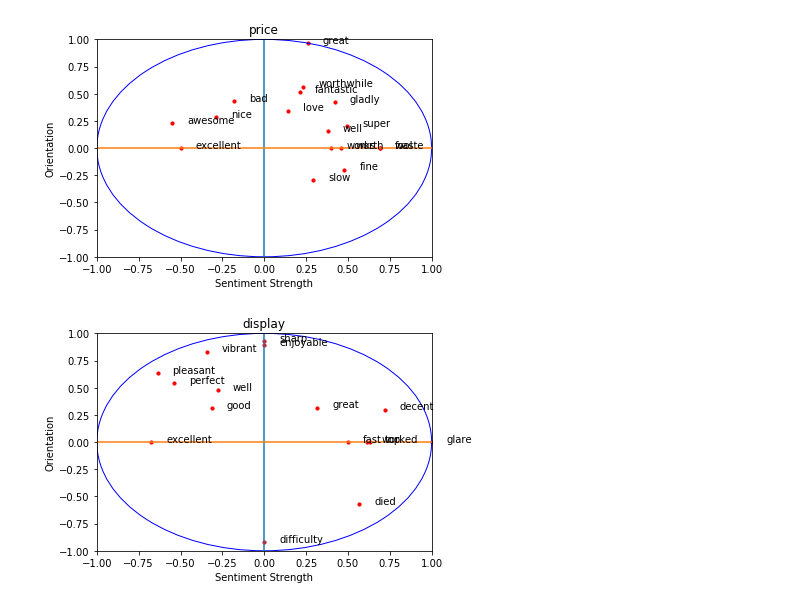
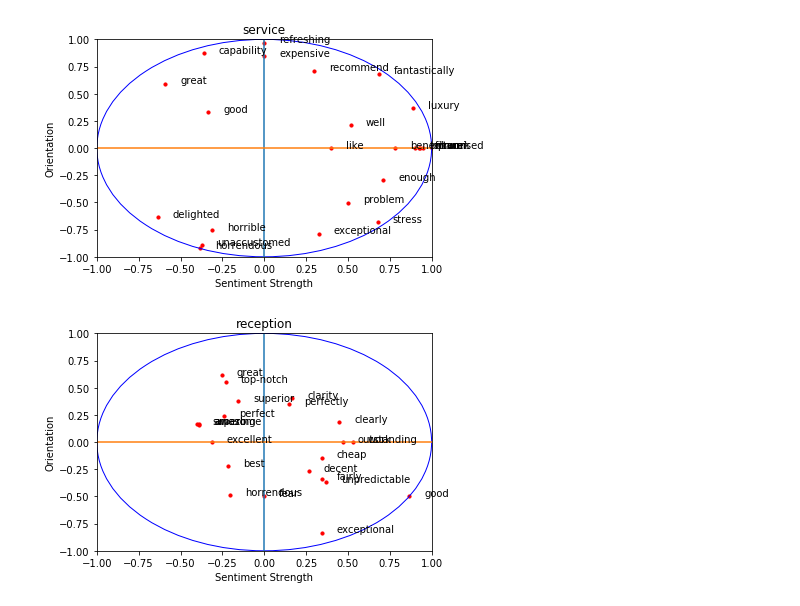
Before and after one commit to farzanurifan/tugas-akhir, a Jupyter notebook: SentiCircle/SentiCircle.ipynb, the cells around one changed output. Drawn from its saved outputs; the diff is of its cells as text; code cells hidden in the pictures.

```diff
--- a/SentiCircle/SentiCircle.ipynb
+++ b/SentiCircle/SentiCircle.ipynb
@@ -85,7 +87,7 @@ def analyse_file(key, filename):
 def get_TDOC(lines, key):
     freq = {'Init': 0}              #Number of times context term occurs with key
     freq.clear()
-    prohib = stopWords
+    prohib = ['']#stopWords
     for line in lines:
         words = line.split(" ")
         if key in words:
@@ -186,7 +188,7 @@ def get_theta(key, sentences):
                 score = swn.senti_synset(answer.name())
                 endscore = 0
 
-                if score.pos_score() > 0.0:
+                if score.pos_score() > score.neg_score():
                     endscore = score.pos_score()
                 else:
                     endscore = score.neg_score() * (-1)
@@ -269,8 +272,8 @@ def senti(key, filename):
 # %%
-senti('price', 'laptop.txt')
+senti('service', 'nokia.txt')
 # %% [output]
-[figure, old version]
+[figure, new version]
 # %%
-senti('display', 'laptop.txt')
+senti('reception', 'nokia.txt')
 # %% [output]
-[figure, old version]
+[figure, new version]
```
Also changed, not shown: parts of 6 cells of this notebook, 43 other files.
